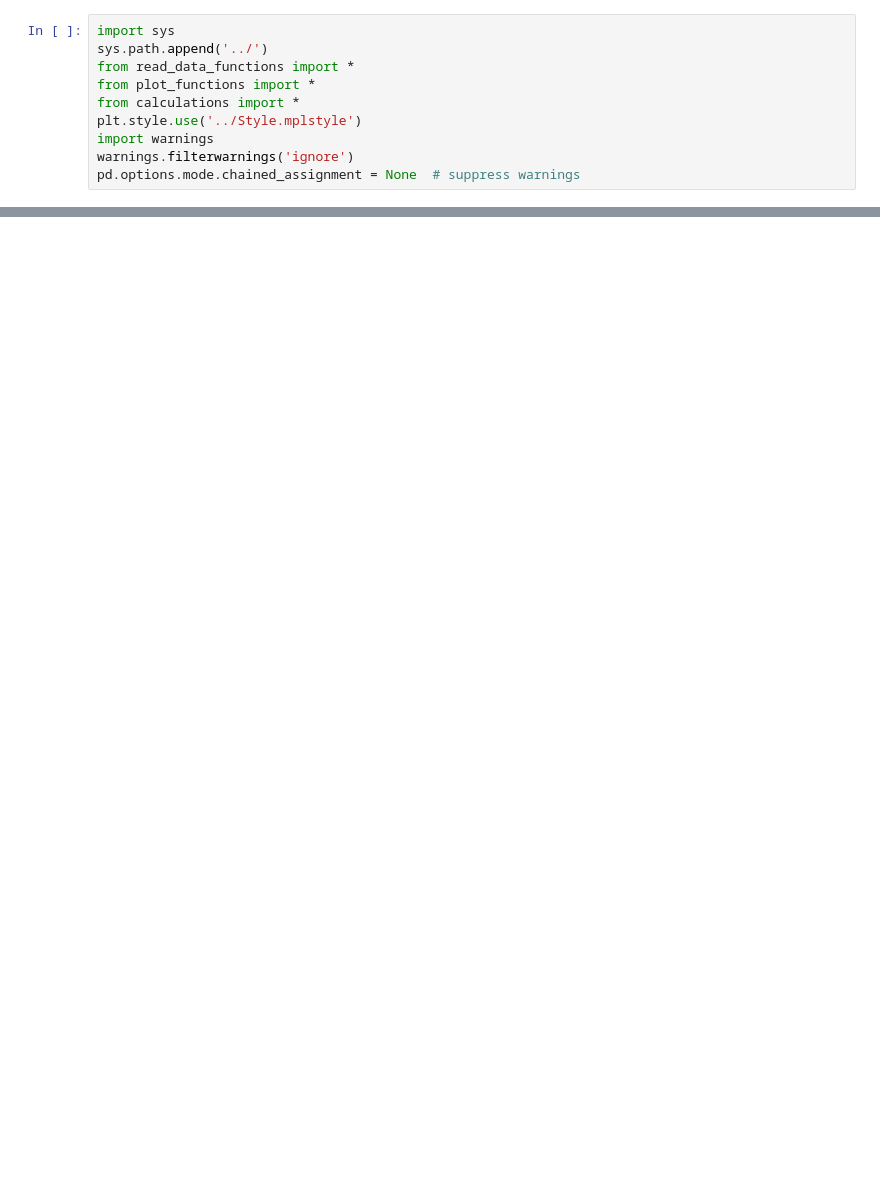
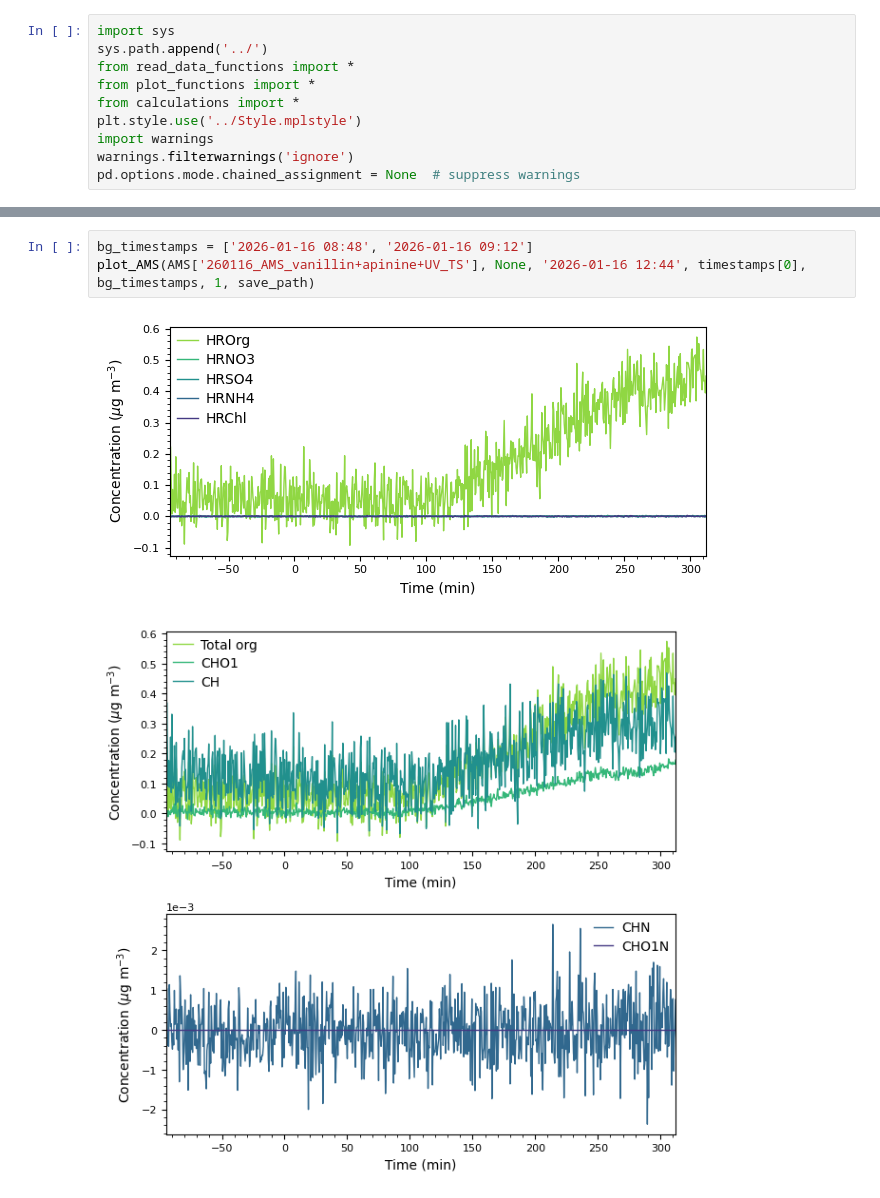
Before and after one commit to Normann25/DataTreatment_PhD, a Jupyter notebook: Vanillin/260116_vanillin+apinene+UV.ipynb, the cells around one changed output, grey strips where cells are left out. Cells and saved outputs as stored; diff of their text form; blank space fills up the shorter version.

```diff
--- a/Vanillin/260116_vanillin+apinene+UV.ipynb
+++ b/Vanillin/260116_vanillin+apinene+UV.ipynb
@@ -36,0 +37,6 @@ ax_2[0].set_ylim(0, 2.2)
+# %%
+bg_timestamps = ['2026-01-16 08:48', '2026-01-16 09:12']
+plot_AMS(AMS['260116_AMS_vanillin+apinine+UV_TS'], None, '2026-01-16 12:44', timestamps[0], bg_timestamps, 1, save_path)
+# %% [output]
+[figure, added]
+[figure, added]
```
Also changed, not shown: parts of 3 cells of this notebook.
